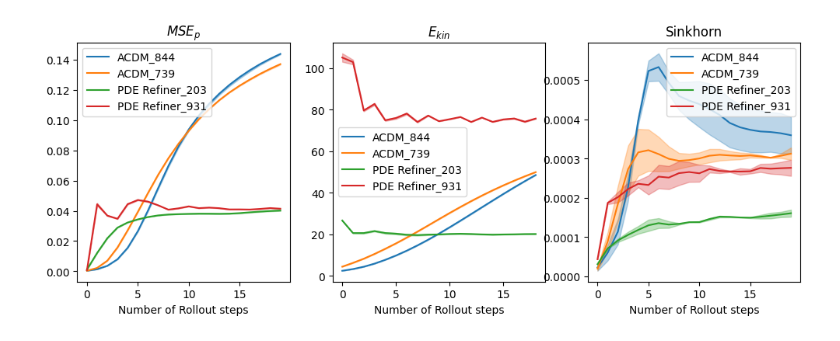
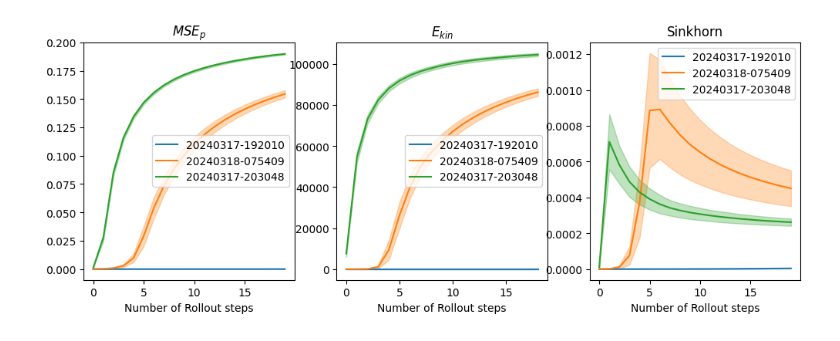
Before and after one commit to tumaer/lagrangebench, a Jupyter notebook: plots_state_avg.ipynb, the cells around one changed output. Cells and saved outputs as stored; diff of their text form; code cells hidden in the pictures.

Commit message:
fixed the plots, now to extract the data from the big runs

```diff
--- a/plots_state_avg.ipynb
+++ b/plots_state_avg.ipynb
@@ -25,0 +18,6 @@ name_of_files[1]
+# %%
+labels = []
+
+for filename in files_in_sa:
+    parts = filename.split('_')
+    labels.append(parts[-2])
@@ -26,5 +28,7 @@ name_of_files[1]
 # %%
 metrics_list = []
-for i in range(len(name_of_files)):
-    metrics_list.append(pickle.load(open('./thesis_results/state_avg/'+name_of_files[i], 'rb')))
+for i in range(len(files_in_sa)):
+    file_path = os.path.join('./thesis_results/state_avg/', files_in_sa[i])
+    metrics_list.append(pickle.load(open(file_path, 'rb')))
+    #print(file_path)
 # %%
@@ -123,0 +83,18 @@ column_std[0] #mse, ekin, sinkhorn for model 0
+# %%
+#print the cumulatve average of mse , ekin and sinkhorn for each model
+for i in range(len(rollout_mean)):
+    print(labels[i])
+    #middle index 0 is for mse, 1 is for ekin, 2 is for sinkhorn
+    print("cumulative MSE_5 rollout mean "+str(rollout_mean[i][0][4]))
+    print("cumulative MSE_5 rollout std "+str(rollout_std[i][0][4]))
+    print("\n")
+    print("cumulative MSE_20 rollout mean "+str(rollout_mean[i][0][19]))
+    print("cumulative MSE_20 rollout std "+str(rollout_std[i][0][19]))
+    print("\n")
+    print("cumulative Ekin rollout mean "+str(rollout_mean[i][1][18]))
+    print("cumulative Ekin rollout std "+str(rollout_std[i][1][18]))#
+    print("\n")
+    print("cumulative Sinkhorn rollout mean "+str(rollout_mean[i][2][19]))
+    print("cumulative Sinkhorn rollout std "+str(rollout_std[i][2][19]))
+    print("\n")
+    print("\n")
@@ -124,23 +119,16 @@ column_std[0] #mse, ekin, sinkhorn for model 0
 # %%
 fig, ax = plt.subplots(1, 3, figsize=(12, 4))
 for j in range(len(metrics_list)):# runs as many times as the number of files /models
     for i,m in enumerate(['$MSE_p$', '$E_{kin}$', 'Sinkhorn']):
-        ax[i].plot(np.arange(len(column_mean[j][i])),column_mean[j][i], label=labels[j], color=plt.cm.tab10.colors[j])
-        ax[i].fill_between(np.arange(len(column_mean[j][i])),y1=column_mean[j][i] - column_std[j][i],
-                        y2=column_mean[j][i] + column_std[j][i],
+        ax[i].plot(np.arange(len(rollout_mean[j][i])),rollout_mean[j][i], label=labels[j], color=plt.cm.tab10.colors[j])
+        ax[i].fill_between(np.arange(len(rollout_mean[j][i])),y1=rollout_mean[j][i] - rollout_std[j][i],
+                        y2=rollout_mean[j][i] + rollout_std[j][i],
                         alpha=0.3,label="", color=plt.cm.tab10.colors[j])
-
-        #ax[i].plot(np.arange(len(column_mean_target[j][i])),column_mean_target[j][i], label=labels[j], linestyle='dashed')
-
-        # ax[i].fill_between(x=np.arange(len(column_mean_target[j][i])),y1=column_mean_target[j][i] - column_std_target[j][i],
-        #                 y2=column_mean_target[j][i] + column_std_target[j][i],
-        #                 alpha=0.3)
         ax[i].set_title(m)
         ax[i].set_xlabel('Number of Rollout steps')
-        #Legend
         ax[i].legend()
 # %% [output]
-[figure, old version]
+[figure, new version]
 # %%
 import matplotlib.pyplot as plt
 import matplotlib.cm as cm
```
Also changed, not shown: parts of 9 cells of this notebook, 1 other file.
